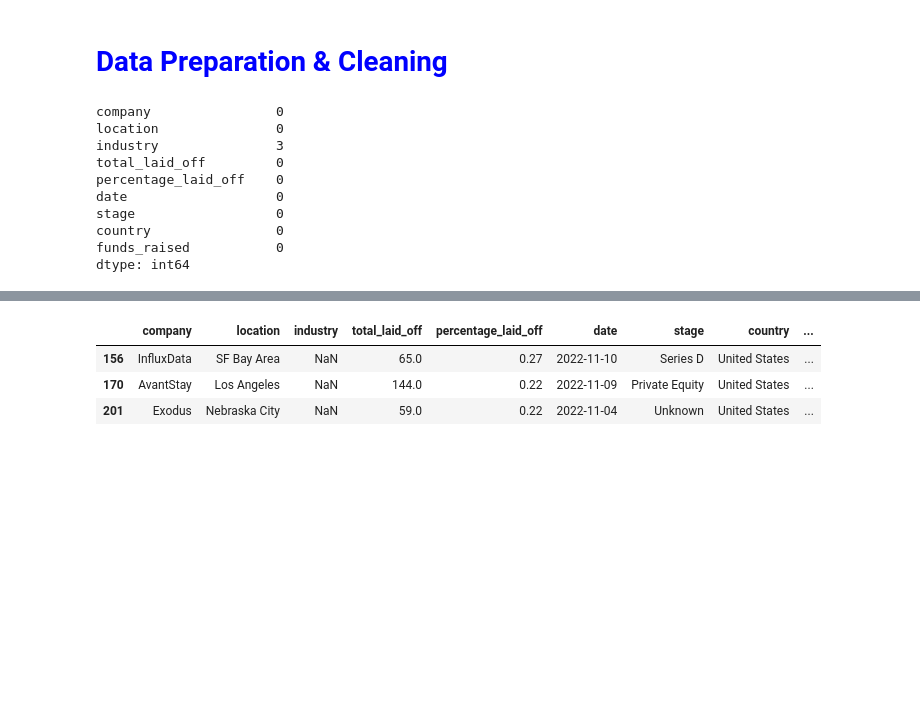
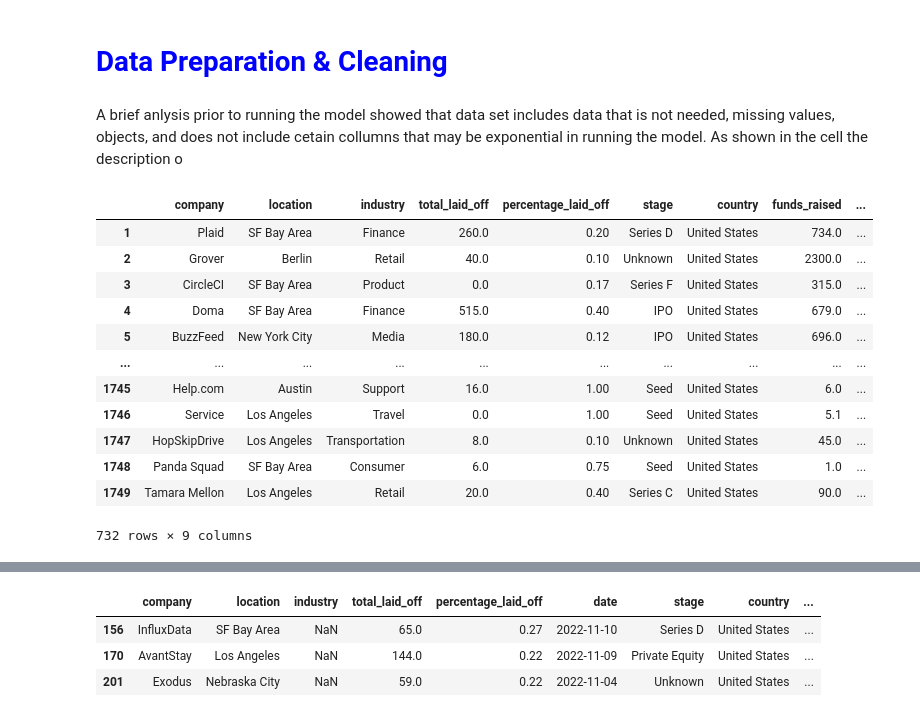
Before and after one commit to aldonahue/Layoffs-Influence-on-Tech-Recruiting-, a Jupyter notebook: Technical recruiting .ipynb, the cells around one changed output, grey strips where cells are left out. Saved outputs shown, nothing was run; the diff lists cells and outputs as text; code cells hidden in the pictures; blank space fills up the shorter version.

Commit message:
finialized model and final notebook

```diff
--- a/Technical recruiting .ipynb
+++ b/Technical recruiting .ipynb
@@ -94,19 +95,53 @@ layoffs = df[df.country =="United States"]
-# %%
-layoffs=layoffs.dropna(subset=['percentage_laid_off'])
-layoffs=layoffs.dropna(subset=['stage'])
-layoffs=layoffs.dropna(subset=['funds_raised'])
-# layoffs=layoffs.dropna(subset=['industry'])
-layoffs['total_laid_off']=layoffs['total_laid_off'].fillna(0)
-
-layoffs.isnull().sum()
-# %% [output]
-company                0
-location               0
-industry               3
-total_laid_off         0
-percentage_laid_off    0
-date                   0
-stage                  0
-country                0
-funds_raised           0
-dtype: int64
+# %% [markdown]
+A brief anlysis prior to running the model showed that data set includes data that is not needed, missing values, objects, and does not include cetain collumns that may be exponential in running the model. As shown in the cell the description o
+# %%
+# 1. Set the data frame to only include companies locatedwithin the united states
+layoffs = df[df.country =="United States"]
+
+# 2. Dropping all null values within desired columns
+layoffs=layoffs.dropna(subset=['percentage_laid_off'])
+layoffs=layoffs.dropna(subset=['stage'])
+layoffs=layoffs.dropna(subset=['funds_raised'])
+
+# 3. fill null values with "o" of desired column
+layoffs['total_laid_off']=layoffs['total_laid_off'].fillna(0)
+
+# 4. Fill null values of desired rows with correct values
+layoffs.loc[156,'industry']='Data'
+layoffs.loc[170,'industry']='Real Estate'
+layoffs.loc[201,'industry']='Crypto'
+
+# 5. convert dat from object to datetime
+layoffs['date'] = pd.to_datetime(layoffs['date'])
+
+#6. separate whole date into individual columns of Day, Month Year
+layoffs['year'],layoffs['month'],layoffs['day'] = layoffs.date.dt.year, layoffs.date.dt.month, layoffs.date.dt.day
+
+# 7. creat a new column set to current date
+layoffs['current_date']= '2022-12-14'
+
+# 8. repeat steps 5 and 6 to covert current date to datetime and separate iinto individual collumns
+layoffs['current_date'] = pd.to_datetime(layoffs['current_date'])
+layoffs['current year'],layoffs['current month'],layoffs['current day'] = layoffs.current_date.dt.year, layoffs.current_date.dt.month, layoffs.current_date.dt.day
+
+# 9. create new collumn called time since layoff by calculating the time between layoff date and current date
+layoffs['Time Since Layoff'] = layoffs['current_date']-layoffs['date']
+layoffs = layoffs.rename(columns = {"current_date":"current date"})
+
+# 10. Drop all uneeded columns
+layoffs.drop(['date','current date','day','month','year','current day', 'current month','current year'], axis=1, inplace= True)
+layoffs
+# %% [output]
+|  | company | location | industry | total_laid_off | percentage_laid_off | stage | country | funds_raised | ... |
+| 1 | Plaid | SF Bay Area | Finance | 260.0 | 0.20 | Series D | United States | 734.0 | ... |
+| 2 | Grover | Berlin | Retail | 40.0 | 0.10 | Unknown | United States | 2300.0 | ... |
+| 3 | CircleCI | SF Bay Area | Product | 0.0 | 0.17 | Series F | United States | 315.0 | ... |
+| 4 | Doma | SF Bay Area | Finance | 515.0 | 0.40 | IPO | United States | 679.0 | ... |
+| 5 | BuzzFeed | New York City | Media | 180.0 | 0.12 | IPO | United States | 696.0 | ... |
+| ... | ... | ... | ... | ... | ... | ... | ... | ... | ... |
+| 1745 | Help.com | Austin | Support | 16.0 | 1.00 | Seed | United States | 6.0 | ... |
+| 1746 | Service | Los Angeles | Travel | 0.0 | 1.00 | Seed | United States | 5.1 | ... |
+| 1747 | HopSkipDrive | Los Angeles | Transportation | 8.0 | 0.10 | Unknown | United States | 45.0 | ... |
+| 1748 | Panda Squad | SF Bay Area | Consumer | 6.0 | 0.75 | Seed | United States | 1.0 | ... |
+| 1749 | Tamara Mellon | Los Angeles | Retail | 20.0 | 0.40 | Series C | United States | 90.0 | ... |
+732 rows × 9 columns
```
Also changed, not shown: parts of 10 cells of this notebook, 1 other file.
